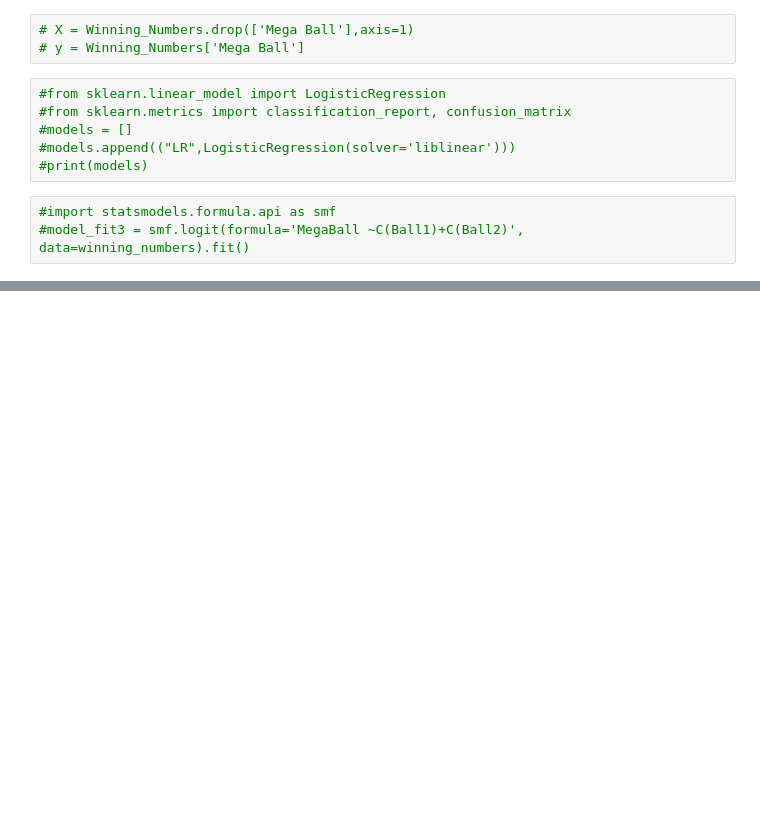
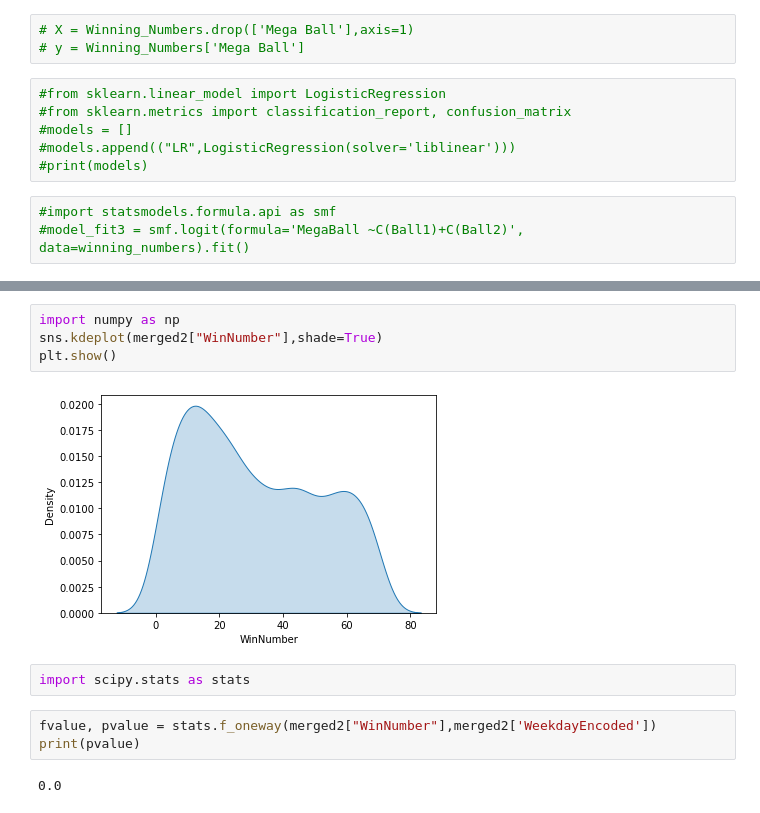
Before and after one commit to AlbiKovi/DSO110---Final-Group-Project, a Jupyter notebook: DSO110 - Final Group Project - Lottery.ipynb, the cells around one changed output, grey strips where cells are left out. Drawn from its saved outputs; the diff is of its cells as text; blank space fills up the shorter version.

```diff
--- a/DSO110 - Final Group Project - Lottery.ipynb
+++ b/DSO110 - Final Group Project - Lottery.ipynb
@@ -571,0 +676,13 @@ feature_importances.plot(kind='barh', figsize=(7,6))
+# %%
+import numpy as np
+sns.kdeplot(merged2["WinNumber"],shade=True)
+plt.show()
+# %% [output]
+[figure, added]
+# %%
+import scipy.stats as stats
+# %%
+fvalue, pvalue = stats.f_oneway(merged2["WinNumber"],merged2['WeekdayEncoded'])
+print(pvalue)
+# %% [output]
+0.0
```
Also changed, not shown: parts of 12 cells of this notebook.
